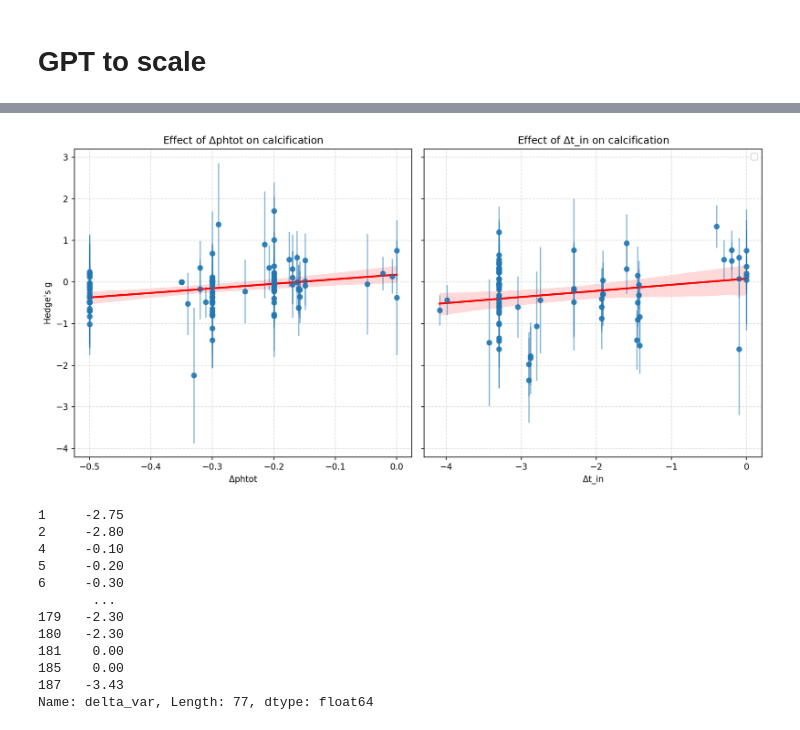
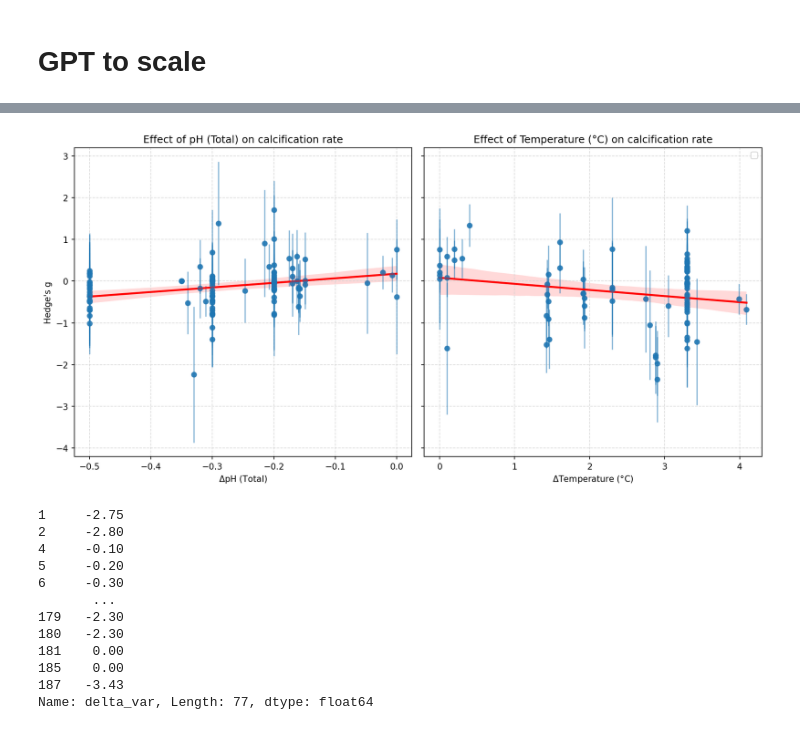
Before and after one commit to orlando-code/calc-rates, a Jupyter notebook: analysis.ipynb, the cells around one changed output, grey strips where cells are left out. Drawn from its saved outputs; the diff is of its cells as text; code cells hidden in the pictures.

```diff
--- a/analysis.ipynb
+++ b/analysis.ipynb
@@ -308,7 +308,7 @@ def compute_hedges_g(df, vars_to_compare=['t_in', 'phtot']):
                             if df1_sample[var] > df2_sample[var]:
                                 group1, group2 = group2, group1
                                 df1_sample, df2_sample = df2_sample, df1_sample
-                            delta_var = df1_sample[var] - df2_sample[var]
+                            delta_var = df2_sample[var] - df1_sample[var]
 
                         mu1, std1, n1 = df1_sample['calcification'], df1_sample['calcification_sd'], df1_sample['n']
                         mu2, std2, n2 = df2_sample['calcification'], df2_sample['calcification_sd'], df2_sample['n']
@@ -350,6 +350,9 @@ for study_name, study_df in carb_df.groupby('doi'):
     all_results.extend(hedges_results)
 
 print(f"\nFailed to cluster {len(failures)} studies: {failures}")
+
+results_df = pd.DataFrame(all_results)
+results_df.head()
 # %% [output]
 Processing study: 10.1007/s00227-016-2986-8
 Processing study: 10.1007/s00227-022-04071-6
@@ -381,33 +380,33 @@ results_df.head()
 # %%
 fig, (ax_ph, ax_t) = plt.subplots(1, 2, figsize=(12, 6), dpi=150, sharey=True)
 
-for var in ['phtot', 't_in']:
+for var, var_name in zip(['phtot', 't_in'], ['pH (Total)', 'Temperature (°C)']):
     ax = ax_ph if var == 'phtot' else ax_t
     # plot delta_var vs hedges g
     subset = results_df[results_df['variable'] == var]
 
     ax.scatter(subset['delta_var'], subset['hedges_g'], alpha=0.8, lw=0.1, edgecolor='black')
     # TODO: plot error bars (from hg_ci_l and hg_ci_u)
     ax.errorbar(subset['delta_var'], subset['hedges_g'], yerr=[subset['hedges_g'] - subset['hg_ci_l'], subset['hg_ci_u'] - subset['hedges_g']], fmt='o',
                 alpha=0.5)
     sns.regplot(ax=ax, x='delta_var', y='hedges_g', data=subset, ci=95, scatter=False, line_kws={"color": "red"})
 
     # formatting
     ax.grid(c='lightgrey', linestyle='--', alpha=0.8)
     ax.set_ylabel("")
-    ax.set_xlabel(f"$\\Delta${var}")
-    ax.set_title(f"Effect of $\\Delta${var} on calcification")
+    ax.set_xlabel(f"$\\Delta${var_name}")
+    ax.set_title(f"Effect of {var_name} on calcification rate")
 
 # format legend to show regression line, shaded region as 95% CI
 labels = ['first order regression', '95% CI']
 ax_t.legend(labels)
 
 ax_ph.set_ylabel("Hedge's g")
 ax_t.legend()
 
 plt.tight_layout()
 # %% [output]
-[figure, old version]
+[figure, new version]
 # %%
 subset['delta_var']
 # %% [output]
```
Also changed, not shown: parts of 2 cells of this notebook.
